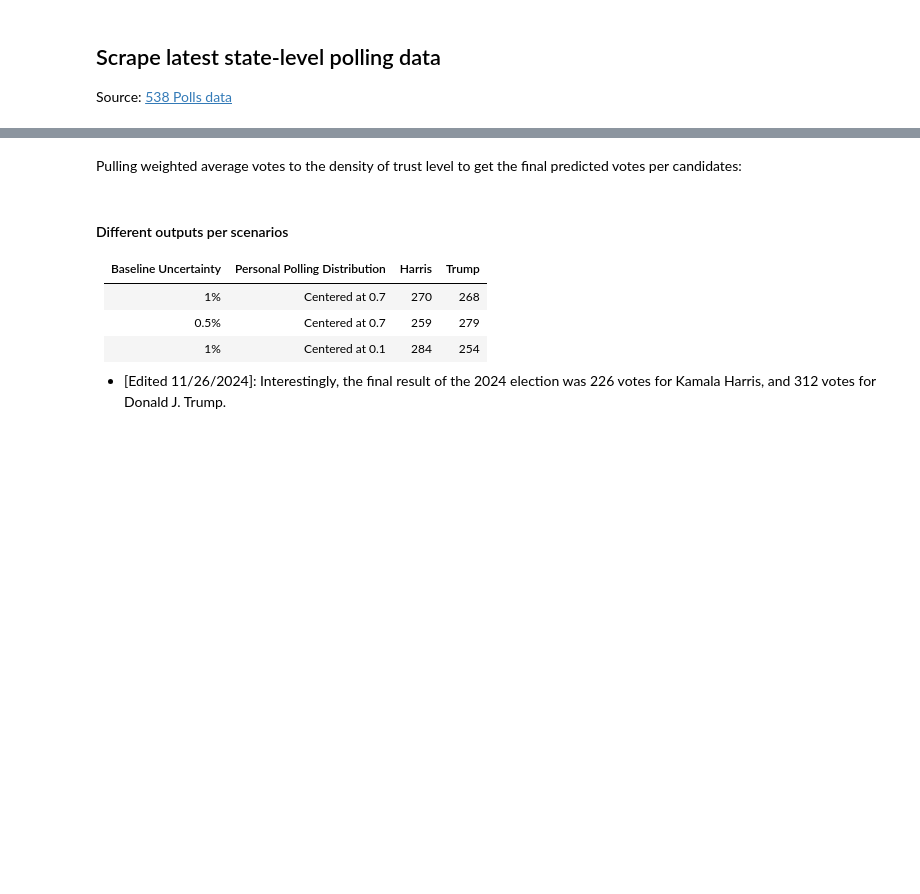
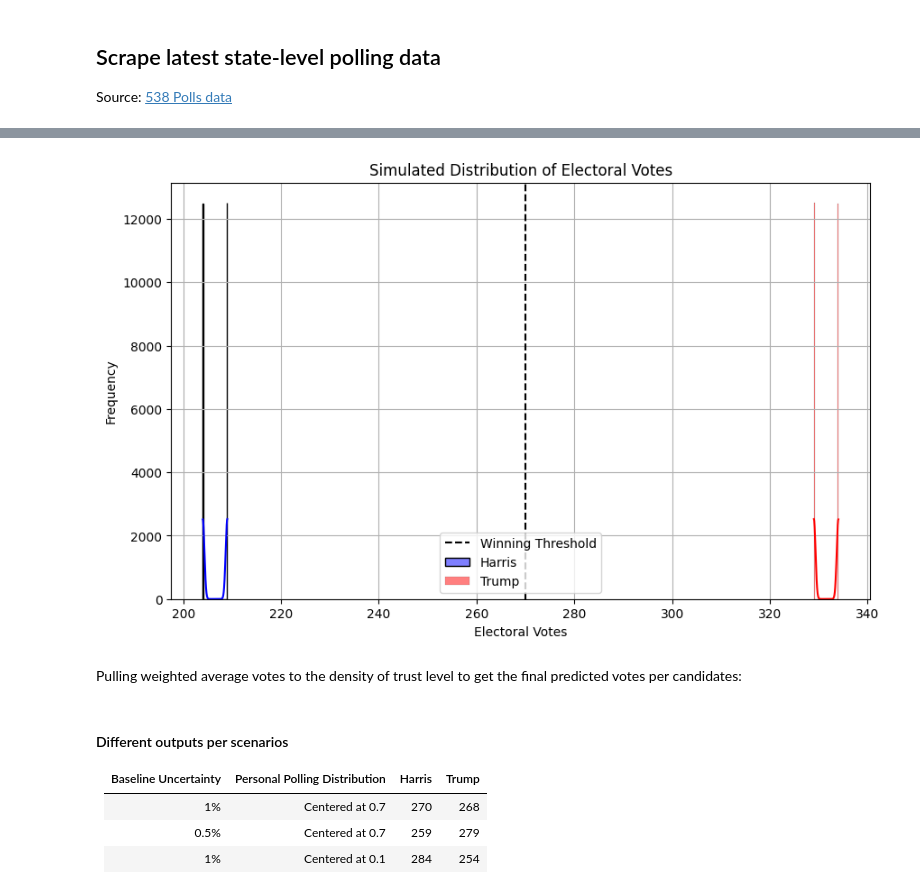
Before and after one commit to Pinghsuanlin/DS_sideProjects, a Jupyter notebook: statisticalAnalysis/2024election.ipynb, the cells around one changed output, grey strips where cells are left out. Cells and saved outputs as stored; diff of their text form; code cells hidden in the pictures; blank space fills up the shorter version.

```diff
--- a/statisticalAnalysis/2024election.ipynb
+++ b/statisticalAnalysis/2024election.ipynb
@@ -664,0 +409,5 @@ plt.tight_layout()
+# %%
+state = "alaska"
+url = f"https://projects.fivethirtyeight.com/polls/president-general/2024/{state}/"
+latest_poll = get_latest_poll(url, state)
+print(latest_poll)
@@ -664,0 +433,5 @@ plt.tight_layout()
+# %%
+# Testing
+voting_states_sample = ["North Carolina", "New Mexico", "District of Columbia"]
+for state in voting_states_sample:
+    print(get_poll_url(state))
@@ -664,0 +485,9 @@ plt.tight_layout()
+# %%
+# Call the function
+polling_df = collect_polling_data(voting_states)
+
+# Display the combined polling data
+if polling_df is not None:
+    print(polling_df.head())
+else:
+    print("No data was collected.")
@@ -665,2 +763,29 @@ plt.tight_layout()
+# %%
+def plot_ev_histogram(results_df):
+    """Plots a histogram of simulated Electoral Vote distributions."""
+    plt.figure(figsize=(10, 6))
+
+    # Histogram for Harris
+    sns.histplot(results_df['harris_evotes'], bins=30, kde=True, color='blue', label='Harris')
+
+    # Histogram for Trump
+    sns.histplot(results_df['trump_evotes'], bins=30, kde=True, color='red', label='Trump')
+
+    # Add vertical line at 270 EVs (Winning threshold)
+    plt.axvline(270, color='black', linestyle='--', label='Winning Threshold')
+
+    # Formatting
+    plt.xlabel('Electoral Votes')
+    plt.ylabel('Frequency')
+    plt.title('Simulated Distribution of Electoral Votes')
+    plt.legend()
+    plt.grid(True)
+
+    plt.show()
+
+# Call the function
+plot_ev_histogram(results_df)
+# %% [output]
+[figure, added]
 # %% [markdown]
 Pulling weighted average votes to the density of trust level to get the final predicted votes per candidates:
@@ -678,5 +796,3 @@ print(f'Predicted Trump Electoral Votes: {trump_pred}')
 | 1%                   | Centered at 0.7               | 270    | 268   |
 | 0.5%                 | Centered at 0.7               | 259    | 279   |
 | 1%                   | Centered at 0.1               | 284    | 254   |
-
-* [Edited 11/26/2024]: Interestingly, the final result of the 2024 election was 226 votes for Kamala Harris, and 312 votes for Donald J. Trump.
```
Also changed, not shown: parts of 56 cells of this notebook.
